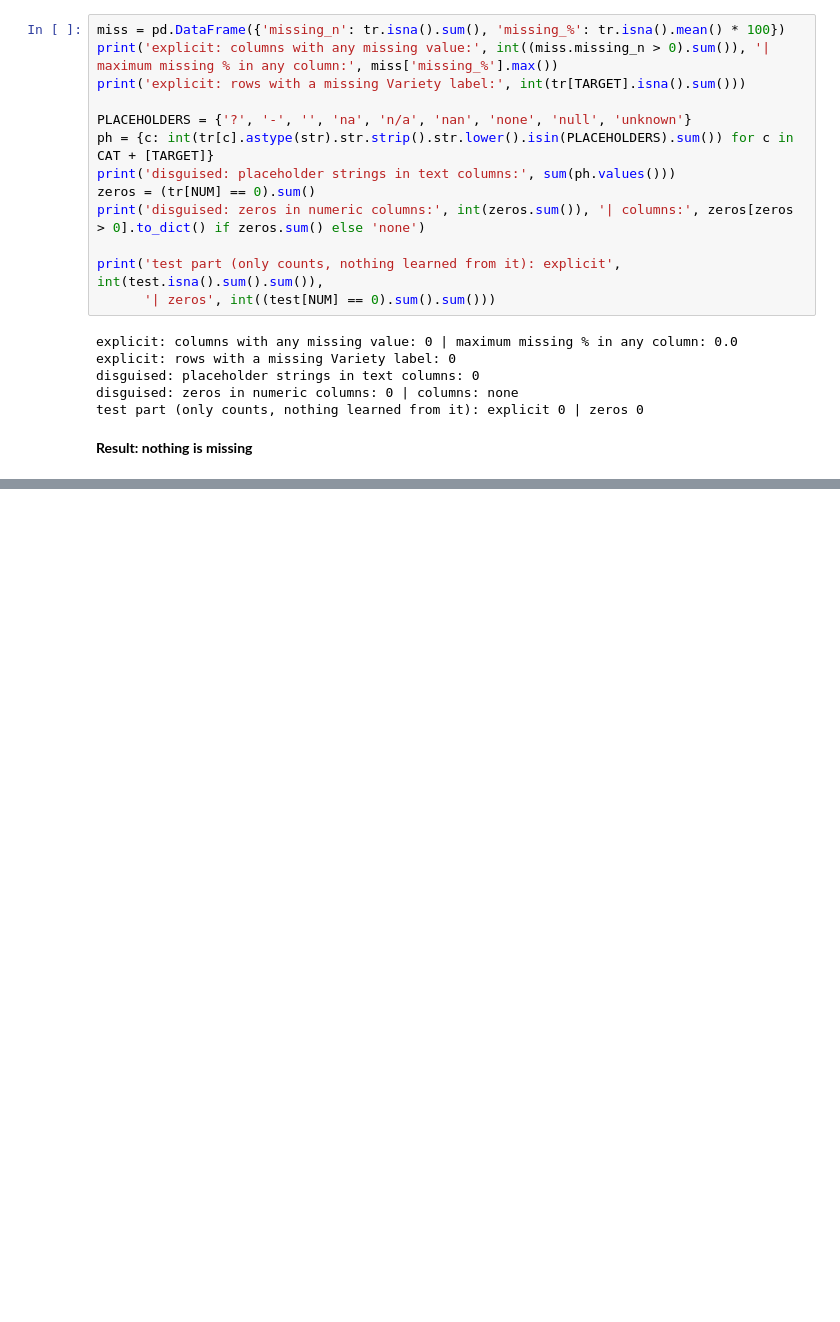
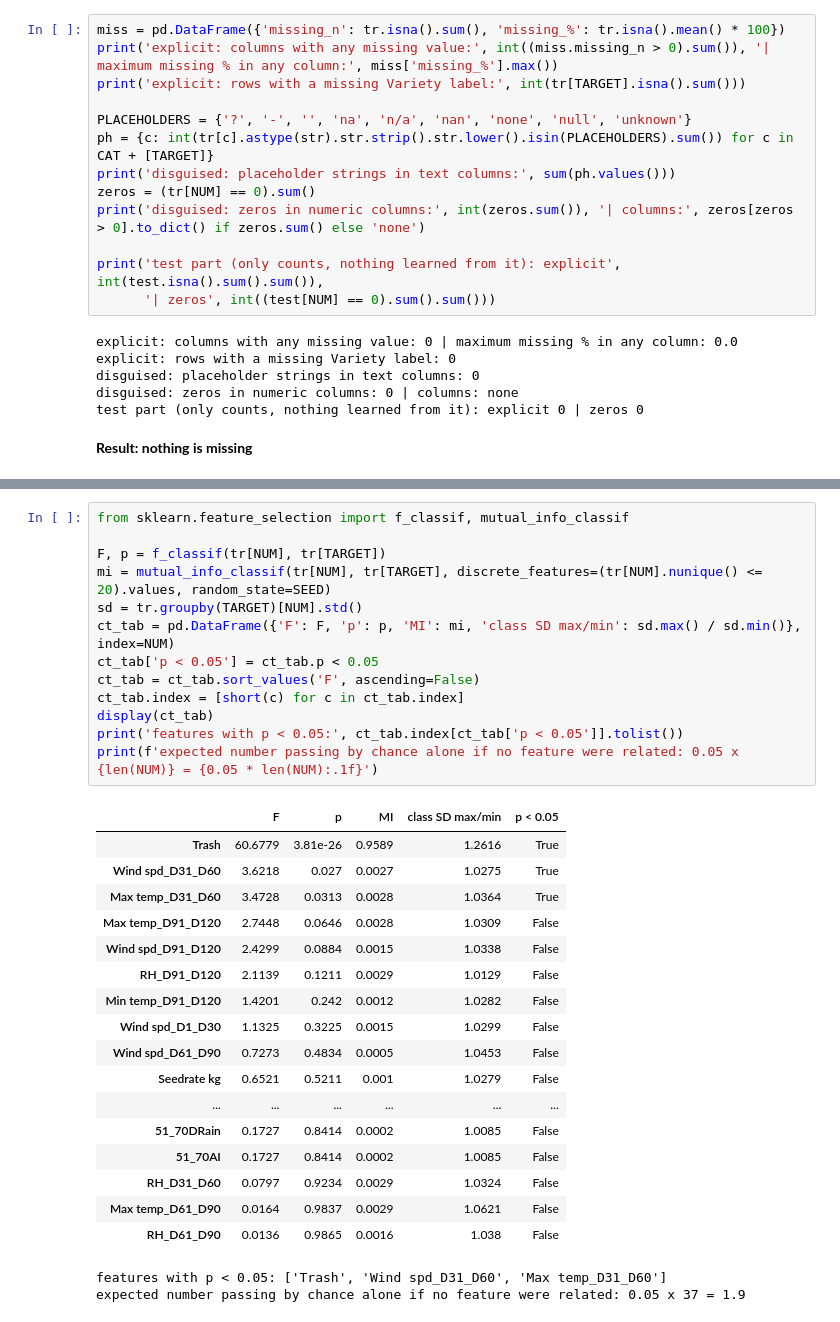
Before and after one commit to phattanaratjeedjeen-sudo/paddy, a Jupyter notebook: src/HW02_6810.ipynb, the cells around one changed output, grey strips where cells are left out. Drawn from its saved outputs; the diff is of its cells as text; blank space fills up the shorter version.

```diff
--- a/src/HW02_6810.ipynb
+++ b/src/HW02_6810.ipynb
@@ -580,0 +631,33 @@ test part (only counts, nothing learned from it): explicit 0 | zeros 0
+# %%
+from sklearn.feature_selection import f_classif, mutual_info_classif
+
+F, p = f_classif(tr[NUM], tr[TARGET])
+mi = mutual_info_classif(tr[NUM], tr[TARGET], discrete_features=(tr[NUM].nunique() <= 20).values, random_state=SEED)
+sd = tr.groupby(TARGET)[NUM].std()
+ct_tab = pd.DataFrame({'F': F, 'p': p, 'MI': mi, 'class SD max/min': sd.max() / sd.min()}, index=NUM)
+ct_tab['p < 0.05'] = ct_tab.p < 0.05
+ct_tab = ct_tab.sort_values('F', ascending=False)
+ct_tab.index = [short(c) for c in ct_tab.index]
+display(ct_tab)
+print('features with p < 0.05:', ct_tab.index[ct_tab['p < 0.05']].tolist())
+print(f'expected number passing by chance alone if no feature were related: 0.05 x {len(NUM)} = {0.05 * len(NUM):.1f}')
+# %% [output]
+|  | F | p | MI | class SD max/min | p < 0.05 |
+| Trash | 60.6779 | 3.81e-26 | 0.9589 | 1.2616 | True |
+| Wind spd_D31_D60 | 3.6218 | 0.027 | 0.0027 | 1.0275 | True |
+| Max temp_D31_D60 | 3.4728 | 0.0313 | 0.0028 | 1.0364 | True |
+| Max temp_D91_D120 | 2.7448 | 0.0646 | 0.0028 | 1.0309 | False |
+| Wind spd_D91_D120 | 2.4299 | 0.0884 | 0.0015 | 1.0338 | False |
+| RH_D91_D120 | 2.1139 | 0.1211 | 0.0029 | 1.0129 | False |
+| Min temp_D91_D120 | 1.4201 | 0.242 | 0.0012 | 1.0282 | False |
+| Wind spd_D1_D30 | 1.1325 | 0.3225 | 0.0015 | 1.0299 | False |
+| Wind spd_D61_D90 | 0.7273 | 0.4834 | 0.0005 | 1.0453 | False |
+| Seedrate kg | 0.6521 | 0.5211 | 0.001 | 1.0279 | False |
+| ... | ... | ... | ... | ... | ... |
+| 51_70DRain | 0.1727 | 0.8414 | 0.0002 | 1.0085 | False |
+| 51_70AI | 0.1727 | 0.8414 | 0.0002 | 1.0085 | False |
+| RH_D31_D60 | 0.0797 | 0.9234 | 0.0029 | 1.0324 | False |
+| Max temp_D61_D90 | 0.0164 | 0.9837 | 0.0029 | 1.0621 | False |
+| RH_D61_D90 | 0.0136 | 0.9865 | 0.0016 | 1.038 | False |
+features with p < 0.05: ['Trash', 'Wind spd_D31_D60', 'Max temp_D31_D60']
+expected number passing by chance alone if no feature were related: 0.05 x 37 = 1.9
```
Also changed, not shown: parts of 8 cells of this notebook.
